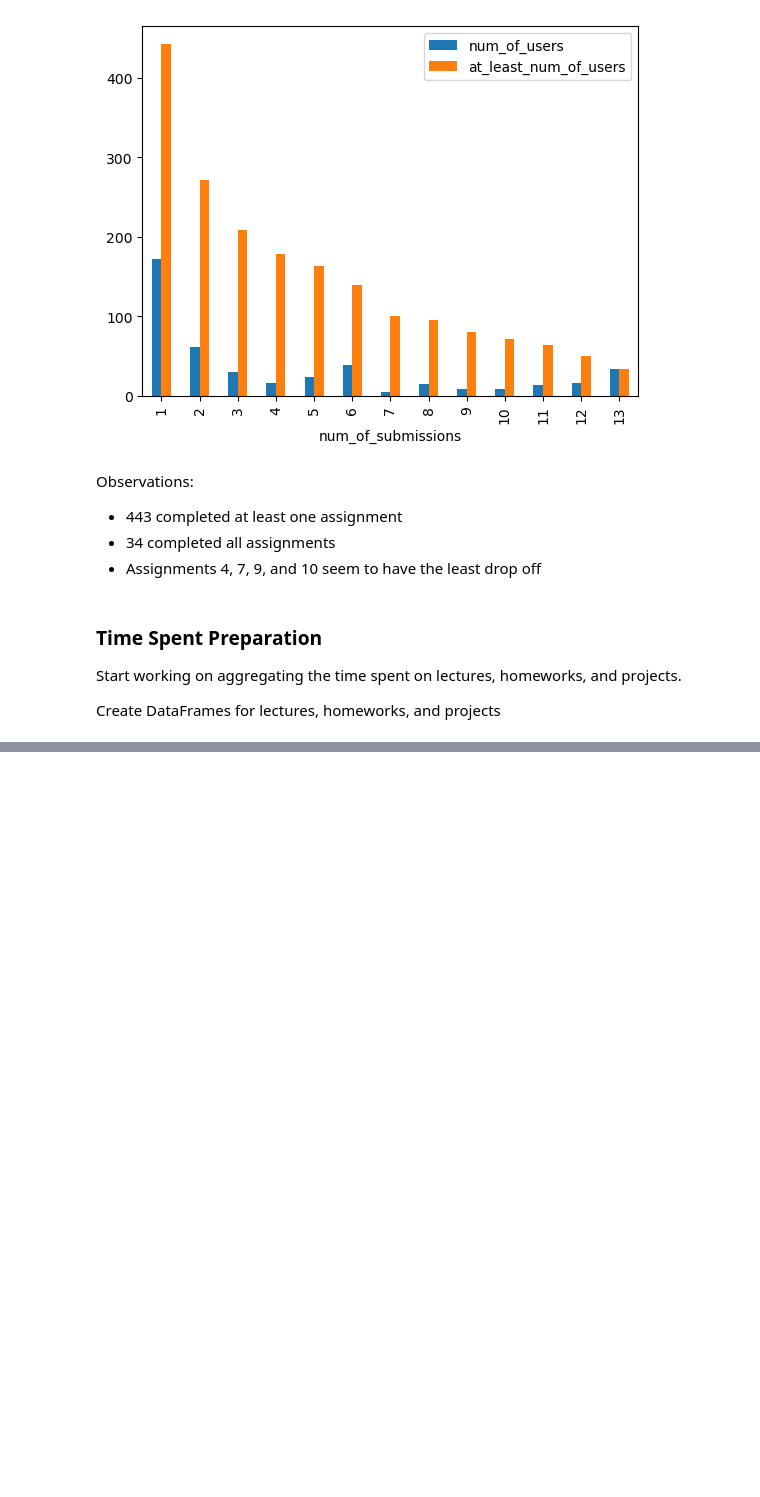
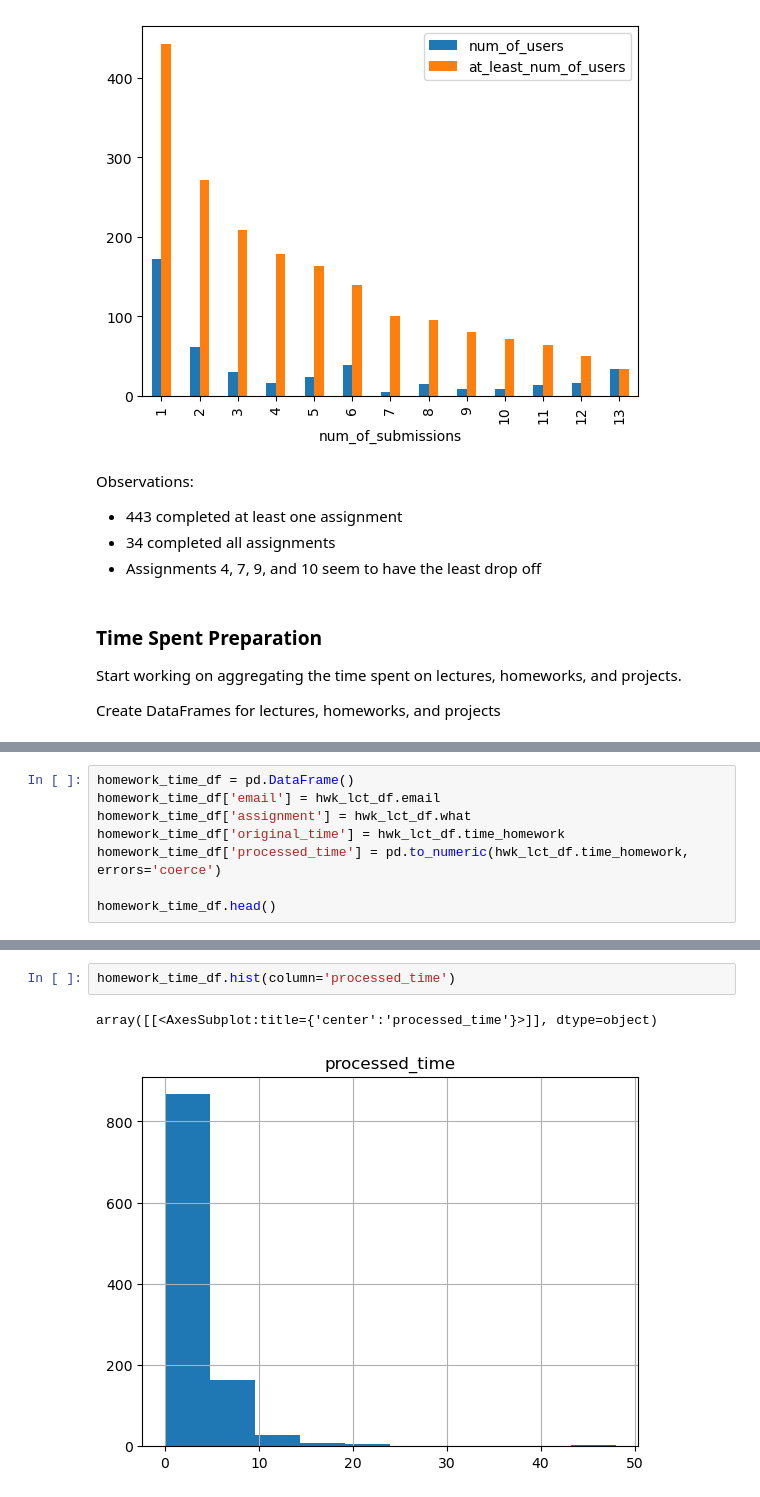
Before and after one commit to DeeGrant/ml-zoomcamp, a Jupyter notebook: stats/time-spent-2021.ipynb, the cells around one changed output, grey strips where cells are left out. Drawn from its saved outputs; the diff is of its cells as text; blank space fills up the shorter version.

```diff
--- a/stats/time-spent-2021.ipynb
+++ b/stats/time-spent-2021.ipynb
@@ -253,0 +562,8 @@ Create DataFrames for lectures, homeworks, and projects
+# %%
+homework_time_df = pd.DataFrame()
+homework_time_df['email'] = hwk_lct_df.email
+homework_time_df['assignment'] = hwk_lct_df.what
+homework_time_df['original_time'] = hwk_lct_df.time_homework
+homework_time_df['processed_time'] = pd.to_numeric(hwk_lct_df.time_homework, errors='coerce')
+
+homework_time_df.head()
@@ -253,0 +628,5 @@ Create DataFrames for lectures, homeworks, and projects
+# %%
+homework_time_df.hist(column='processed_time')
+# %% [output]
+array([[<AxesSubplot:title={'center':'processed_time'}>]], dtype=object)
+[figure, added]
```
Also changed, not shown: parts of 52 cells of this notebook.
